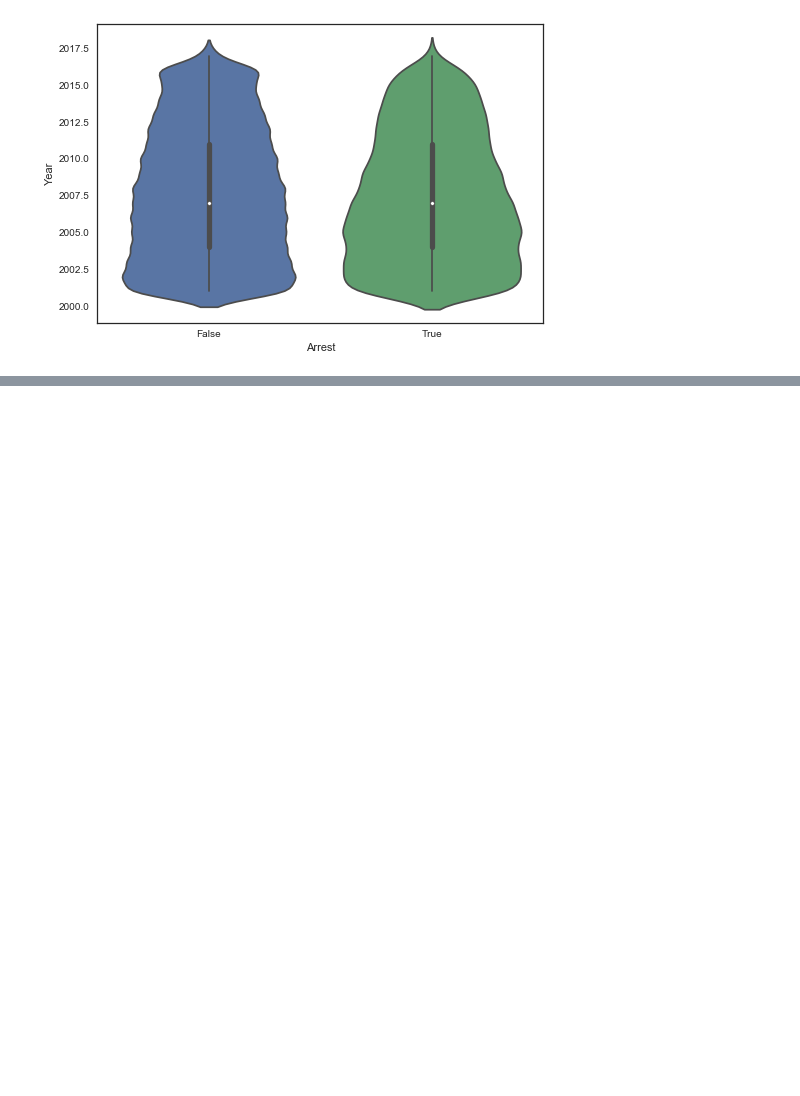
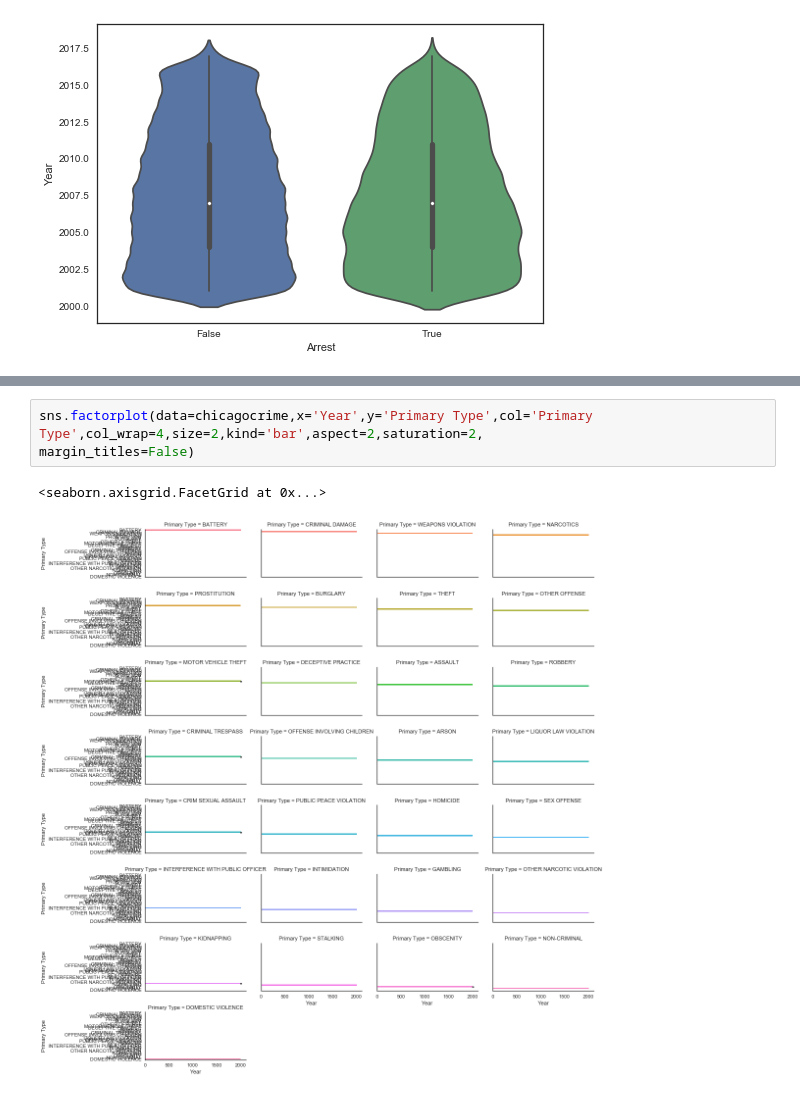
Before and after one commit to oddinigwe/project3, a Jupyter notebook: Project3.ipynb, the cells around one changed output, grey strips where cells are left out. Cells and saved outputs as stored; diff of their text form; blank space fills up the shorter version.

```diff
--- a/Project3.ipynb
+++ b/Project3.ipynb
@@ -125,0 +116,6 @@ sns.boxplot(x="Year", y="FBI Code", data=chicagocrime)
+# %%
+sns.factorplot(data=chicagocrime,x='Year',y='Primary Type',col='Primary Type',col_wrap=4,size=2,kind='bar',aspect=2,saturation=2,
+margin_titles=False)
+# %% [output]
+<seaborn.axisgrid.FacetGrid at 0x...>
+[figure, added]
```
Also changed, not shown: parts of 9 cells of this notebook.
